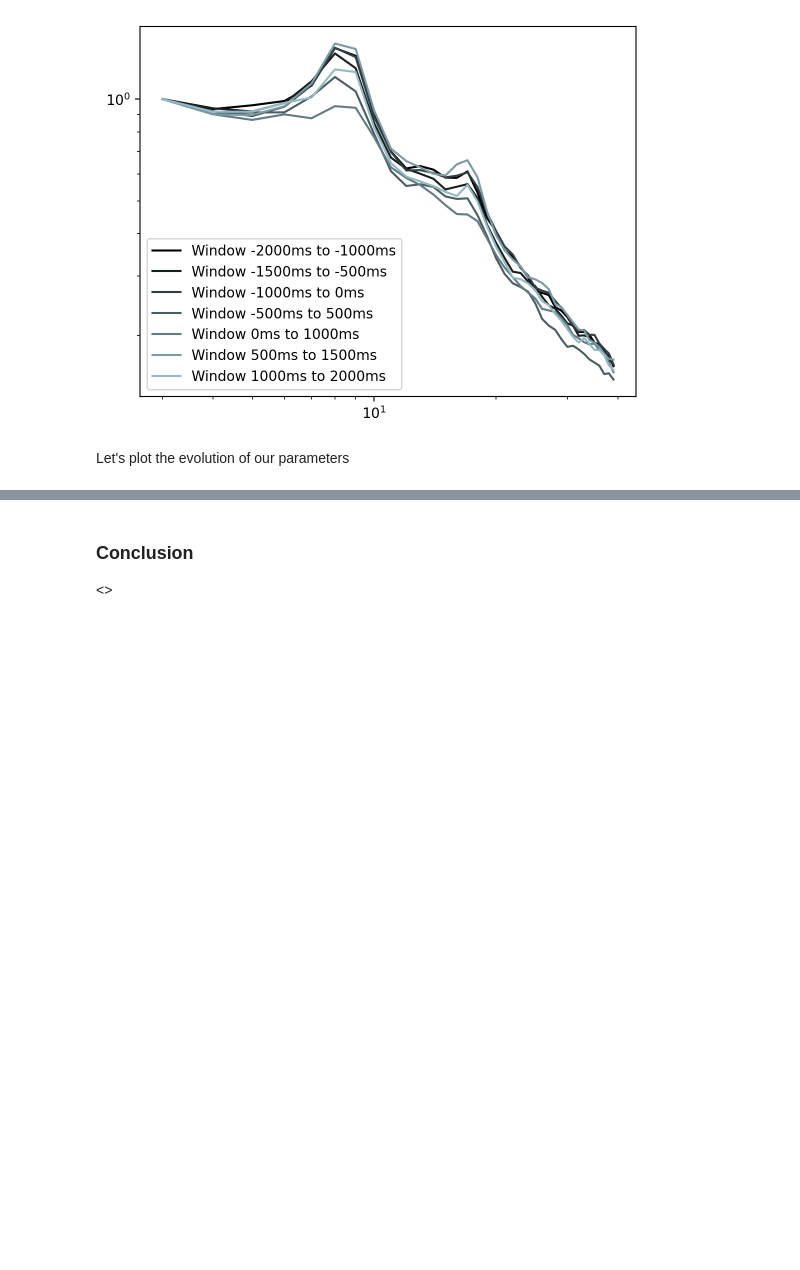
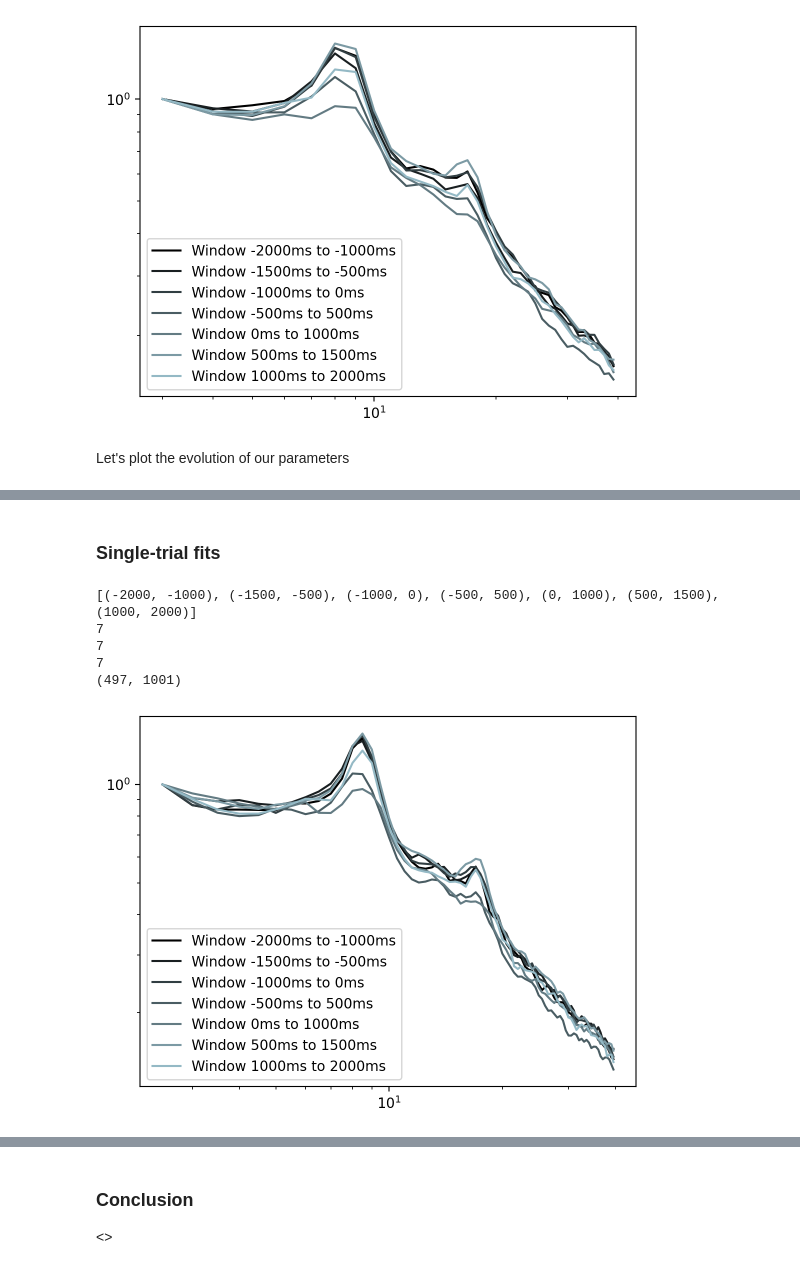
Before and after one commit to voytekresearch/TimeResolvedAperiodic, a Jupyter notebook: notebooks/SlidingWindowEstimations.ipynb, the cells around one changed output, grey strips where cells are left out. Cells and saved outputs as stored; diff of their text form; code cells hidden in the pictures; blank space fills up the shorter version.

```diff
--- a/notebooks/SlidingWindowEstimations.ipynb
+++ b/notebooks/SlidingWindowEstimations.ipynb
@@ -572,12 +538,0 @@ groups_list[0].get_fooof(0).report()
-# %%
-raw_spec = powers_list[0]
-for i in range(len(ts)):
-    color = colorFader('black','lightblue',i/len(ts))
-
-    # crop our spectra to the range of freqs of interest
-    f = freqs[(freqs>2)&(freqs<40)]
-    win_spec = raw_spec[i,:][(freqs>2)&(freqs<40)]
-    # align each spec to offset so that it's easier to compare changes in slope and oscillations
-    plt.loglog(f, win_spec/win_spec[0], color=color, label='Window '+str(ts[i][0])+"ms to "+str(ts[i][1])+"ms")
-plt.legend()
-plt.show()
@@ -596,0 +568,42 @@ Text(0, 0.5, 'Aperiodic Exponent')
+# %% [markdown]
+### Single-trial fits
+# %%
+len_win = 1000
+
+print("Time before and after stim: "+str(time_around_event))
+print("Window Overlap: "+str(t_overlap))
+print("FOOOF settings: "+str(specparam_sets))
+print("Window Length: "+str(len_win))
+print('\n')
+ts, freqs, powers_list, groups_list = dynamic_fooof_fits(data_matrix=event_related_matrix, times=event_times, event_range=time_around_event, fs=fs, window_length=len_win, t_overlap=t_overlap,
+                              freq_range=[1,40], specparam_settings=specparam_sets, spectral_settings={'zero_padding':500},
+                              average_trials=0, report=0)
+print(ts)
+# %%
+# When we're not averaging over trials, our groups_list and powers_list each contain elements for each time window.
+# Groups_list contains FOOOFGroup objects that contain FOOOF model fits for every trial, and powers_list is a list of raw PSDs, one for each window and shaped (n_trials, n_freqs)
+print(ts)
+print(len(ts))
+print(len(groups_list))
+print(len(powers_list))
+print(powers_list[0].shape)
+# %% [output]
+[(-2000, -1000), (-1500, -500), (-1000, 0), (-500, 500), (0, 1000), (500, 1500), (1000, 2000)]
+7
+7
+7
+(497, 1001)
+# %%
+# examine the first trial's raw PSDs for each sliding window
+for i in range(len(ts)):
+    color = colorFader('black','lightblue',i/len(ts))
+
+    # crop our spectra to the range of freqs of interest
+    f = freqs[(freqs>2)&(freqs<40)]
+    win_spec = powers_list[i].mean(axis=0)[(freqs>2)&(freqs<40)]
+    # align each spec to offset so that it's easier to compare changes in slope and oscillations
+    plt.loglog(f, win_spec/win_spec[0], color=color, label='Window '+str(ts[i][0])+"ms to "+str(ts[i][1])+"ms")
+plt.legend()
+plt.show()
+# %% [output]
+[figure, added]
```
Also changed, not shown: parts of 18 cells of this notebook.
